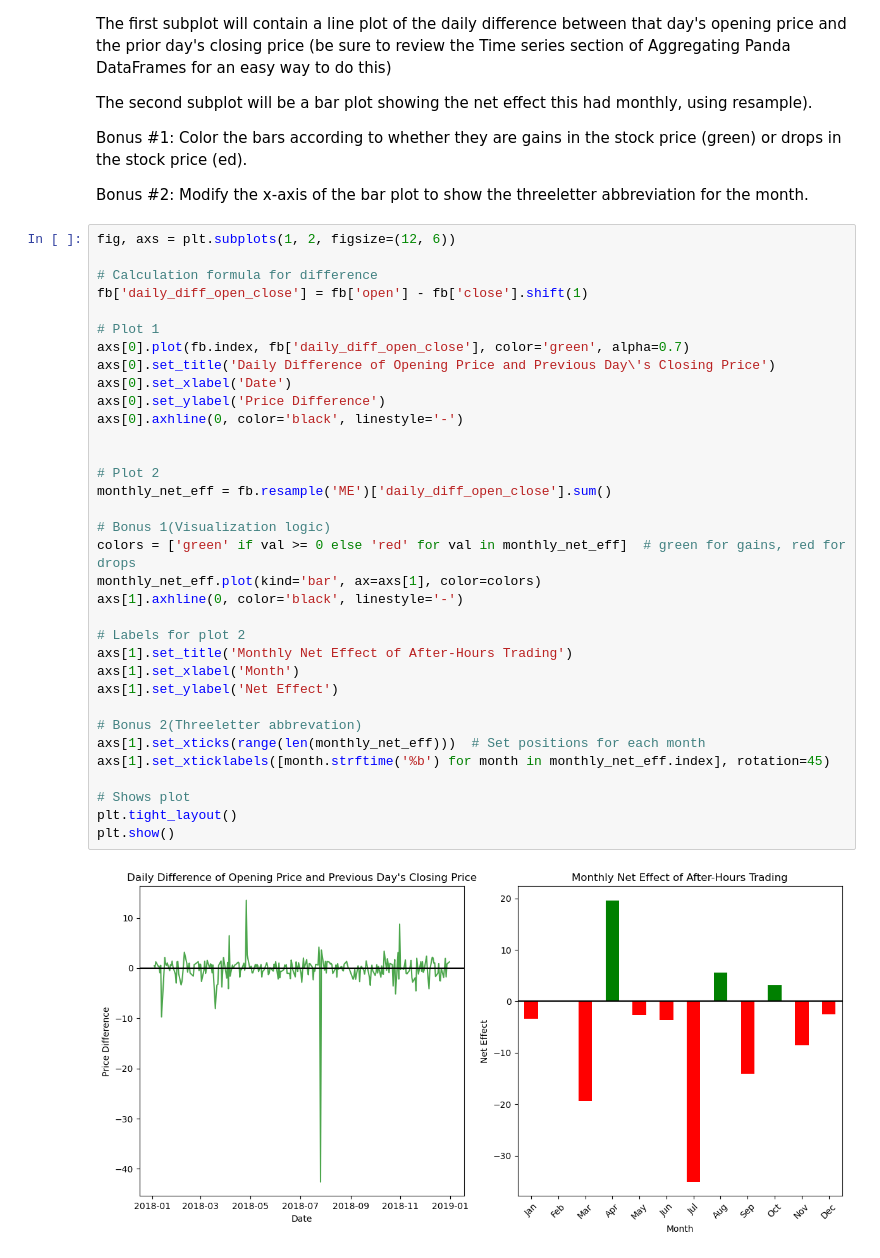
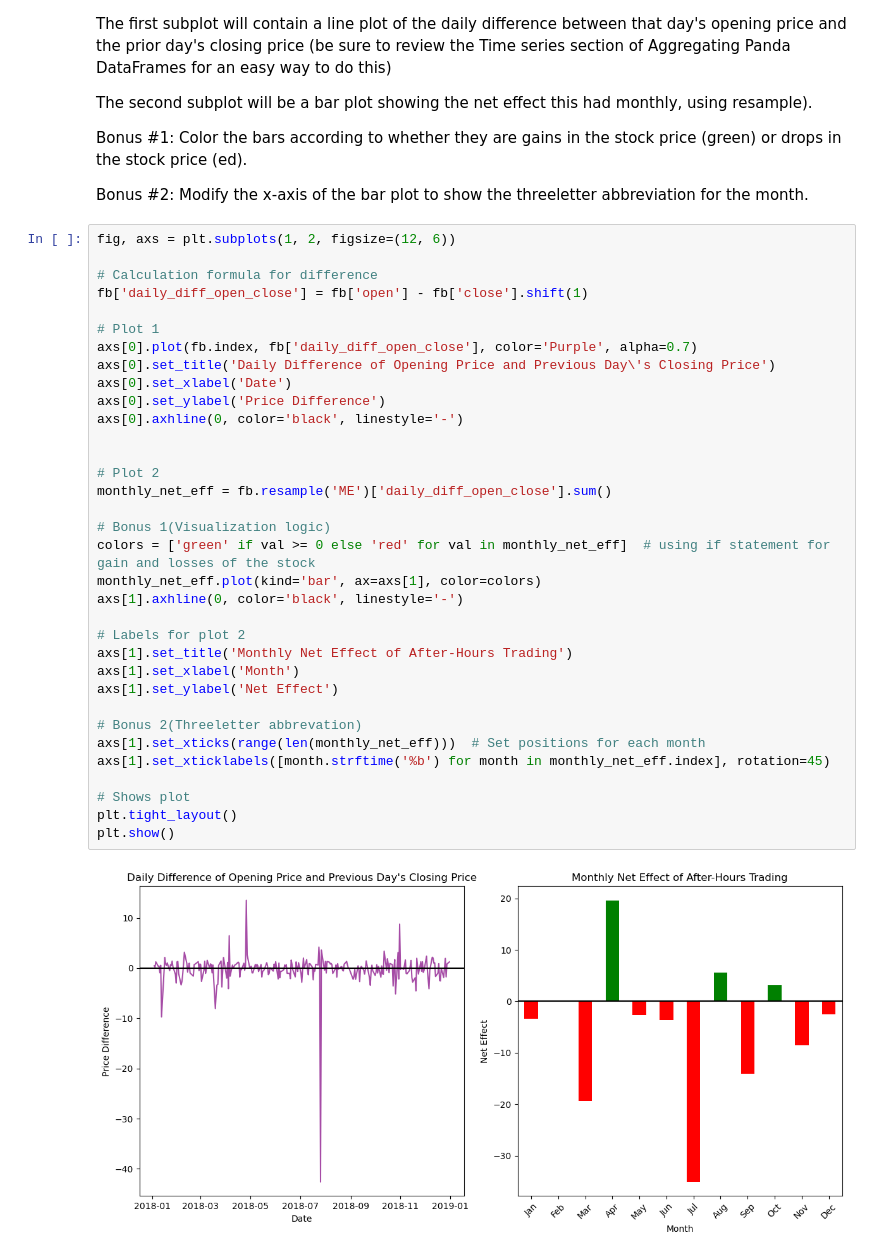
Before and after one commit to Esmoldez/for-CPE311, a Jupyter notebook: HOA 9.1/Supplementary 9.1.ipynb, the cells around one changed output. Cells and saved outputs as stored; diff of their text form.

```diff
--- a/HOA 9.1/Supplementary 9.1.ipynb
+++ b/HOA 9.1/Supplementary 9.1.ipynb
@@ -153,35 +153,35 @@ fig, axs = plt.subplots(1, 2, figsize=(12, 6))
 # Calculation formula for difference
 fb['daily_diff_open_close'] = fb['open'] - fb['close'].shift(1)
 
 # Plot 1
-axs[0].plot(fb.index, fb['daily_diff_open_close'], color='green', alpha=0.7)
+axs[0].plot(fb.index, fb['daily_diff_open_close'], color='Purple', alpha=0.7)
 axs[0].set_title('Daily Difference of Opening Price and Previous Day\'s Closing Price')
 axs[0].set_xlabel('Date')
 axs[0].set_ylabel('Price Difference')
 axs[0].axhline(0, color='black', linestyle='-')
 
 
 # Plot 2
 monthly_net_eff = fb.resample('ME')['daily_diff_open_close'].sum()
 
 # Bonus 1(Visualization logic)
-colors = ['green' if val >= 0 else 'red' for val in monthly_net_eff]  # green for gains, red for drops
+colors = ['green' if val >= 0 else 'red' for val in monthly_net_eff]  # using if statement for gain and losses of the stock
 monthly_net_eff.plot(kind='bar', ax=axs[1], color=colors)
 axs[1].axhline(0, color='black', linestyle='-')
 
 # Labels for plot 2
 axs[1].set_title('Monthly Net Effect of After-Hours Trading')
 axs[1].set_xlabel('Month')
 axs[1].set_ylabel('Net Effect')
 
 # Bonus 2(Threeletter abbrevation)
 axs[1].set_xticks(range(len(monthly_net_eff)))  # Set positions for each month
 axs[1].set_xticklabels([month.strftime('%b') for month in monthly_net_eff.index], rotation=45)
 
 # Shows plot
 plt.tight_layout()
 plt.show()
 # %% [output]
-[figure, old version]
+[figure, new version]
 # %% [markdown]
 ## Conclusion
```
Also changed, not shown: parts of 1 cell of this notebook.
